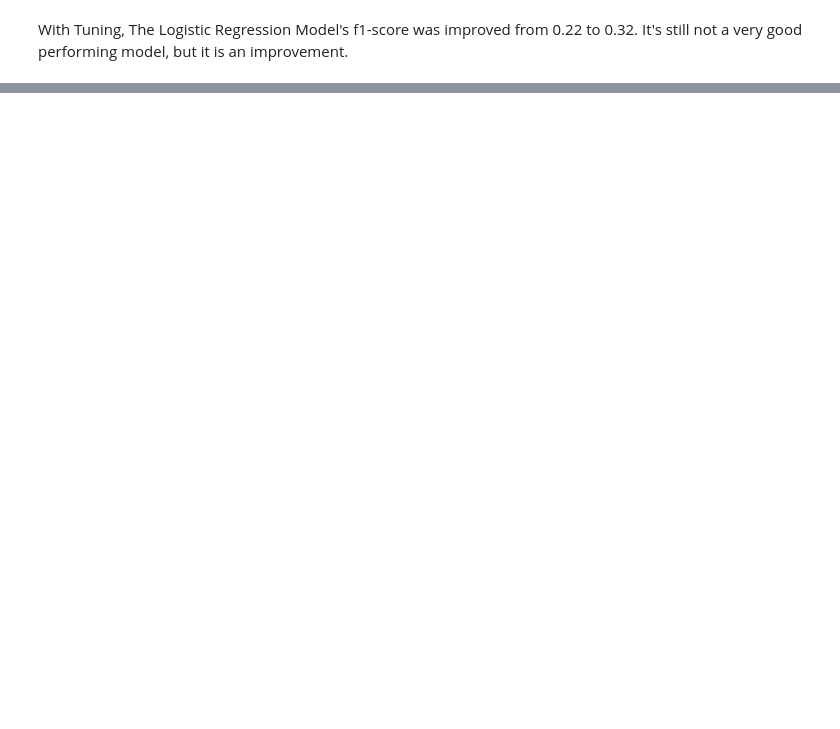
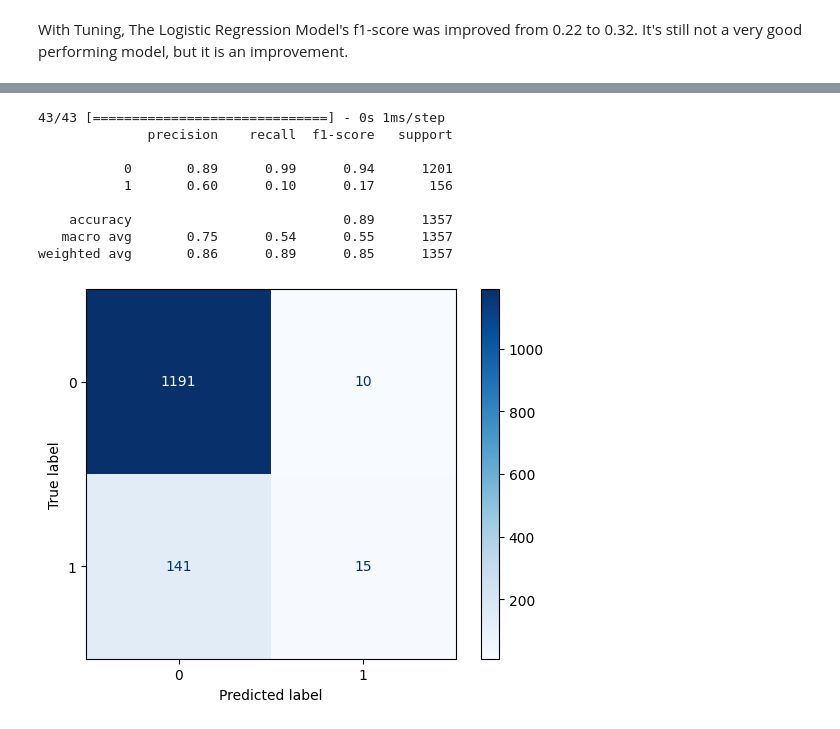
Before and after one commit to gatimo256/project2, a Jupyter notebook: Project_2_Part_4.ipynb, the cells around one changed output, grey strips where cells are left out. Drawn from its saved outputs; the diff is of its cells as text; code cells hidden in the pictures; blank space fills up the shorter version.

Commit message:
Added PCA and Keras Neural Network Model

```diff
--- a/Project_2_Part_4.ipynb
+++ b/Project_2_Part_4.ipynb
@@ -1019,0 +1150,30 @@ With Tuning, The Logistic Regression Model's f1-score was improved from 0.22 to
+# %%
+#instantiate Third model
+model2 = Sequential()
+
+#add first layer
+model2.add(Dense(10,input_dim = input_shape,activation ='relu'))
+model2.add(Dropout(0.2))
+
+#second layer
+model2.add(Dense(5,activation ='relu'))
+model2.add(Dropout(0.2))
+#output layer
+model2.add(Dense(1,activation='sigmoid'))
+# %%
+# compile model with metrics
+model2.compile(loss='bce', optimizer='adam', metrics=['accuracy',
+                                                         metrics.Precision(),
+                                                         metrics.Recall()])
+# %%
+#add EarlyStopping
+from tensorflow.keras.callbacks import EarlyStopping
+
+
+#early_stopping = EarlyStopping(patience = 5)
+
+history2 = model2.fit(X_train_pca,y_train,
+                    validation_data=(X_test_pca,y_test),
+                    epochs=20,
+                    #callbacks = [early_stopping],
+                    verbose=0)
@@ -1019,0 +1188,23 @@ With Tuning, The Logistic Regression Model's f1-score was improved from 0.22 to
+# %%
+# evaluate model 2
+
+#make predictions
+y_preds2 = model2.predict(X_test_pca)
+
+# round the predictions
+y_preds2 = np.round(y_preds2)
+
+print(classification_report(y_test, y_preds2))
+
+ConfusionMatrixDisplay.from_predictions(y_test, y_preds2, cmap='Blues');
+# %% [output]
+43/43 [==============================] - 0s 1ms/step
+              precision    recall  f1-score   support
+
+           0       0.89      0.99      0.94      1201
+           1       0.60      0.10      0.17       156
+
+    accuracy                           0.89      1357
+   macro avg       0.75      0.54      0.55      1357
+weighted avg       0.86      0.89      0.85      1357
+[figure, added]
```
Also changed, not shown: parts of 19 cells of this notebook.
